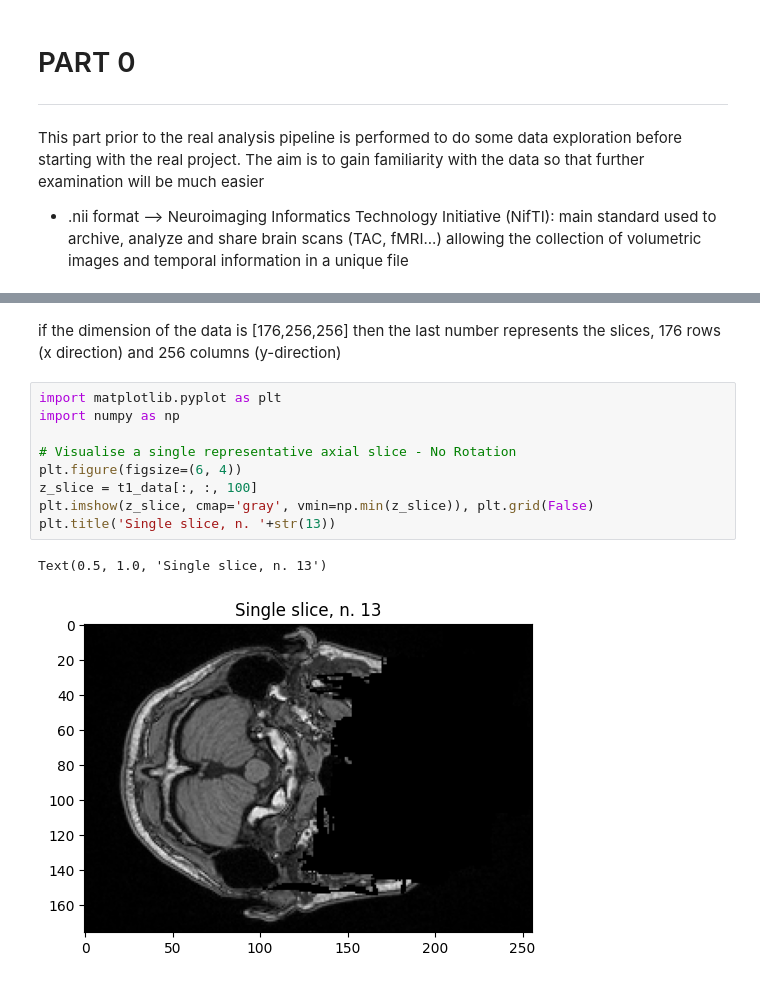
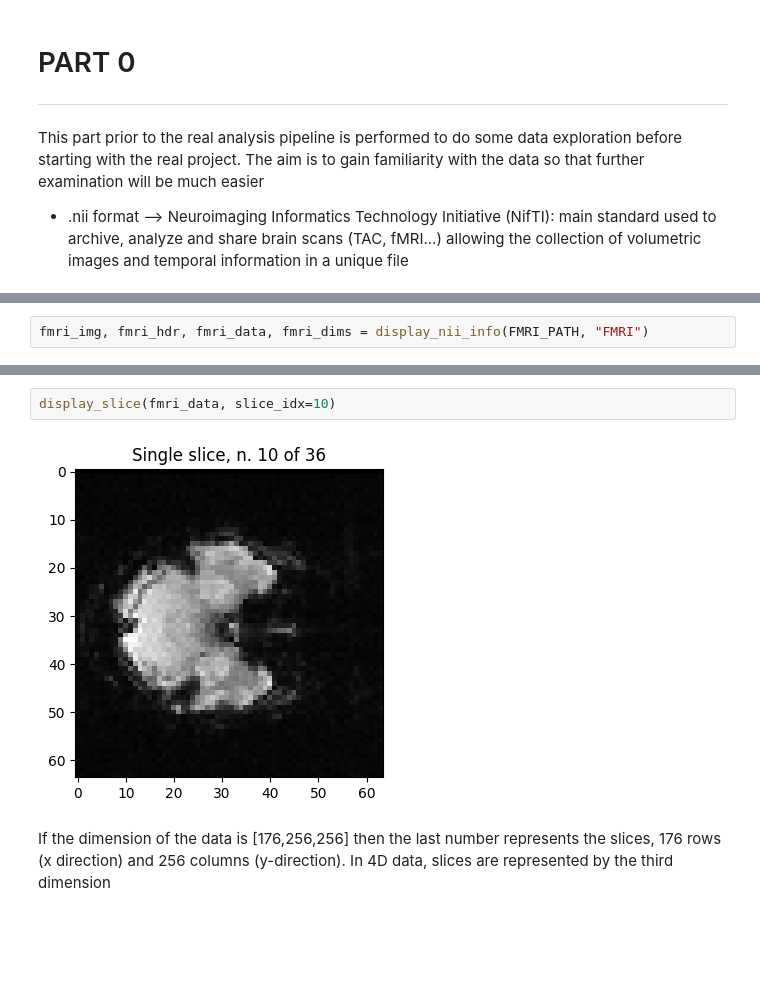
Before and after one commit to tommydelu/MRI-analysis-pipeline, a Jupyter notebook: data_exploration.ipynb, the cells around one changed output, grey strips where cells are left out. Drawn from its saved outputs; the diff is of its cells as text; blank space fills up the shorter version.

```diff
--- a/data_exploration.ipynb
+++ b/data_exploration.ipynb
@@ -102,0 +136,2 @@ print(fmri_img.header['dim'])
+# %%
+fmri_img, fmri_hdr, fmri_data, fmri_dims = display_nii_info(FMRI_PATH, "FMRI")
@@ -103,14 +156,6 @@ print(fmri_img.header['dim'])
+# %%
+display_slice(fmri_data, slice_idx=10)
+# %% [output]
+[figure, added]
 # %% [markdown]
-if the dimension of the data is [176,256,256] then the last number represents the slices, 176 rows (x direction) and 256 columns (y-direction)
+If the dimension of the data is [176,256,256] then the last number represents the slices, 176 rows (x direction) and 256 columns (y-direction). In 4D data, slices are represented by the third dimension
-# %%
-import matplotlib.pyplot as plt
-import numpy as np
-
-# Visualise a single representative axial slice - No Rotation
-plt.figure(figsize=(6, 4))
-z_slice = t1_data[:, :, 100]
-plt.imshow(z_slice, cmap='gray', vmin=np.min(z_slice)), plt.grid(False)
-plt.title('Single slice, n. '+str(13))
-# %% [output]
-Text(0.5, 1.0, 'Single slice, n. 13')
-[figure, removed]
```
Also changed, not shown: parts of 24 cells of this notebook.
